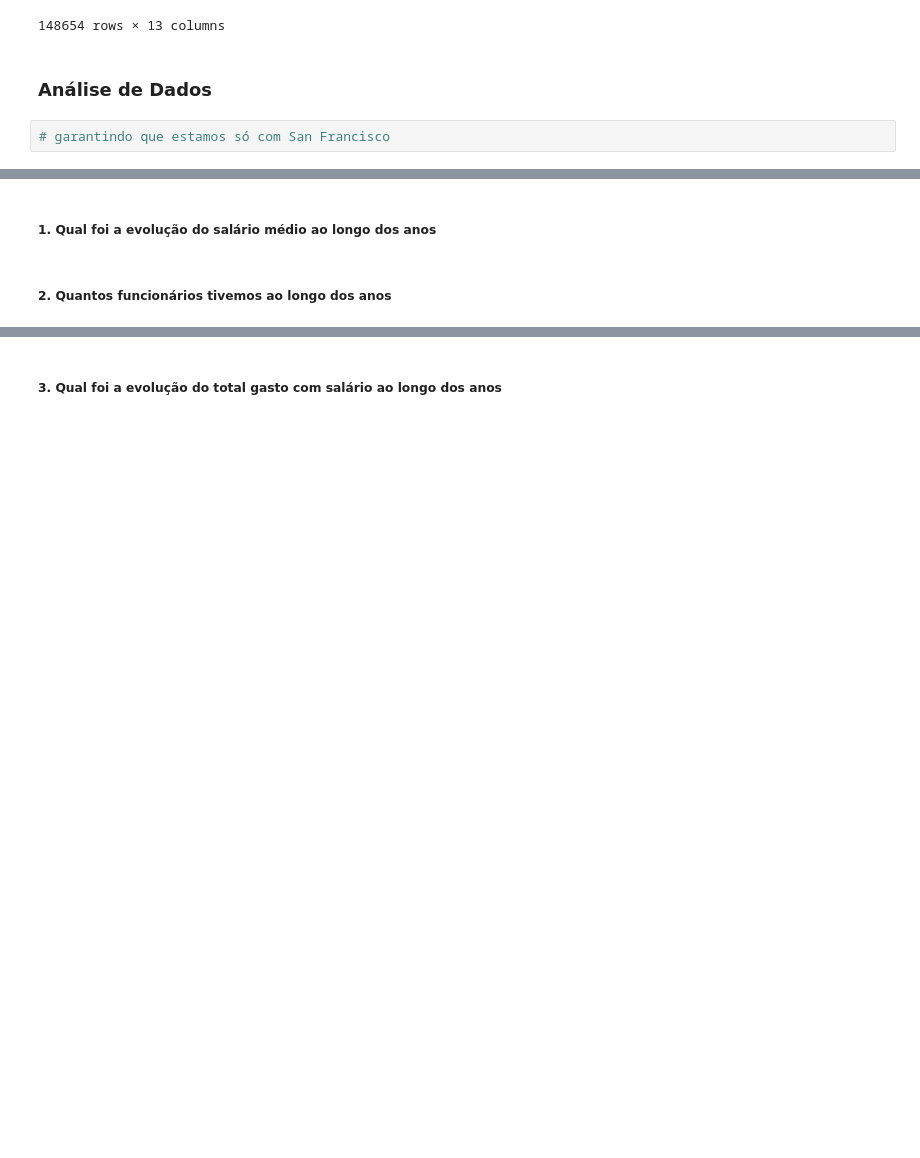
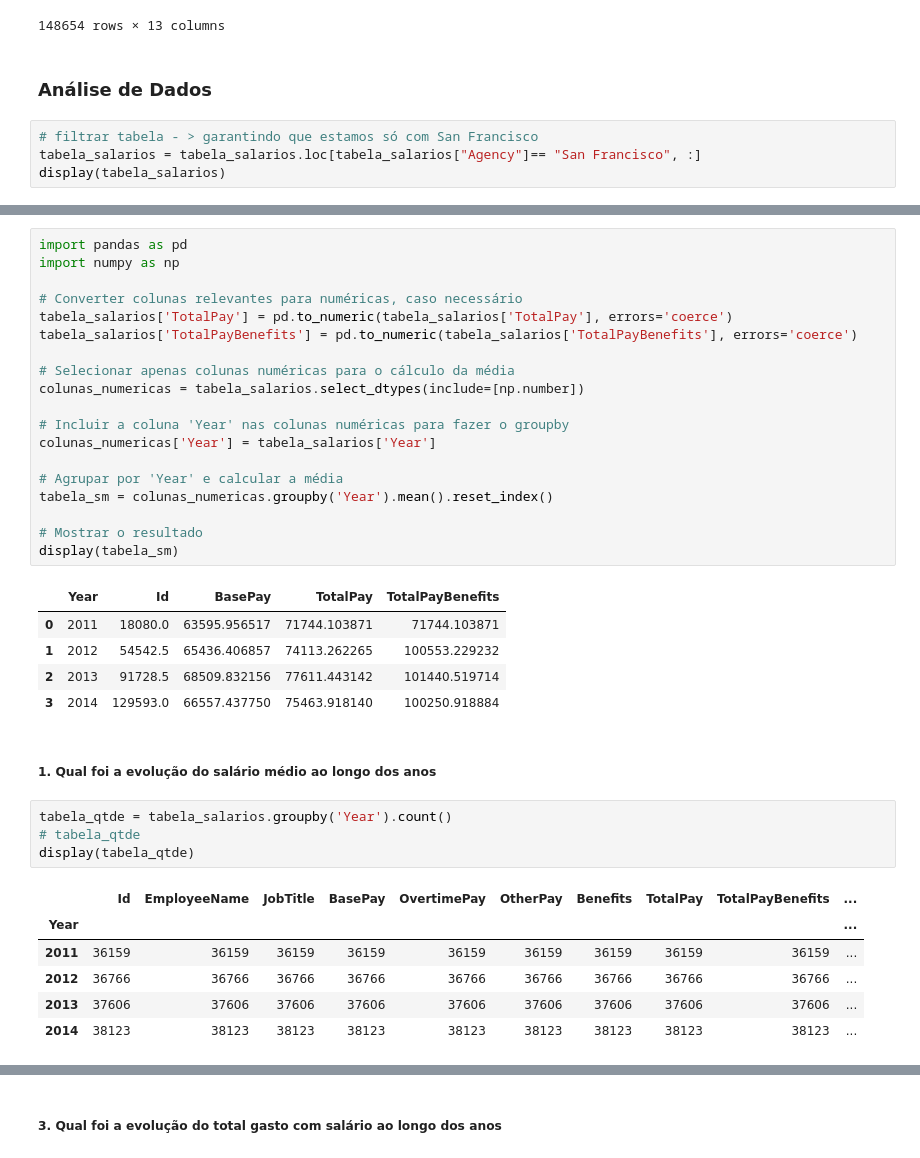
Before and after one commit to EngSivaldo/integPython_SQL, a Jupyter notebook: Python e SQL - Exercício Análise de Dados.ipynb, the cells around one changed output, grey strips where cells are left out. Drawn from its saved outputs; the diff is of its cells as text; blank space fills up the shorter version.

```diff
--- a/Python e SQL - Exercício Análise de Dados.ipynb
+++ b/Python e SQL - Exercício Análise de Dados.ipynb
@@ -104,4 +104,6 @@ display(tabela_salarios2)
 # %% [markdown]
 ### Análise de Dados
 # %%
-# garantindo que estamos só com San Francisco
+# filtrar tabela - > garantindo que estamos só com San Francisco
+tabela_salarios = tabela_salarios.loc[tabela_salarios["Agency"]== "San Francisco", :]
+display(tabela_salarios)
@@ -108,4 +124,38 @@ display(tabela_salarios2)
+# %%
+import pandas as pd
+import numpy as np
+
+# Converter colunas relevantes para numéricas, caso necessário
+tabela_salarios['TotalPay'] = pd.to_numeric(tabela_salarios['TotalPay'], errors='coerce')
+tabela_salarios['TotalPayBenefits'] = pd.to_numeric(tabela_salarios['TotalPayBenefits'], errors='coerce')
+
+# Selecionar apenas colunas numéricas para o cálculo da média
+colunas_numericas = tabela_salarios.select_dtypes(include=[np.number])
+
+# Incluir a coluna 'Year' nas colunas numéricas para fazer o groupby
+colunas_numericas['Year'] = tabela_salarios['Year']
+
+# Agrupar por 'Year' e calcular a média
+tabela_sm = colunas_numericas.groupby('Year').mean().reset_index()
+
+# Mostrar o resultado
+display(tabela_sm)
+# %% [output]
+|  | Year | Id | BasePay | TotalPay | TotalPayBenefits |
+| 0 | 2011 | 18080.0 | 63595.956517 | 71744.103871 | 71744.103871 |
+| 1 | 2012 | 54542.5 | 65436.406857 | 74113.262265 | 100553.229232 |
+| 2 | 2013 | 91728.5 | 68509.832156 | 77611.443142 | 101440.519714 |
+| 3 | 2014 | 129593.0 | 66557.437750 | 75463.918140 | 100250.918884 |
 # %% [markdown]
 ##### 1. Qual foi a evolução do salário médio ao longo dos anos
-# %% [markdown]
-##### 2. Quantos funcionários tivemos ao longo dos anos
+# %%
+tabela_qtde = tabela_salarios.groupby('Year').count()
+# tabela_qtde
+display(tabela_qtde)
+# %% [output]
+|  | Id | EmployeeName | JobTitle | BasePay | OvertimePay | OtherPay | Benefits | TotalPay | TotalPayBenefits | ... |
+| Year |  |  |  |  |  |  |  |  |  | ... |
+| 2011 | 36159 | 36159 | 36159 | 36159 | 36159 | 36159 | 36159 | 36159 | 36159 | ... |
+| 2012 | 36766 | 36766 | 36766 | 36766 | 36766 | 36766 | 36766 | 36766 | 36766 | ... |
+| 2013 | 37606 | 37606 | 37606 | 37606 | 37606 | 37606 | 37606 | 37606 | 37606 | ... |
+| 2014 | 38123 | 38123 | 38123 | 38123 | 38123 | 38123 | 38123 | 38123 | 38123 | ... |
```
Also changed, not shown: parts of 5 cells of this notebook.
